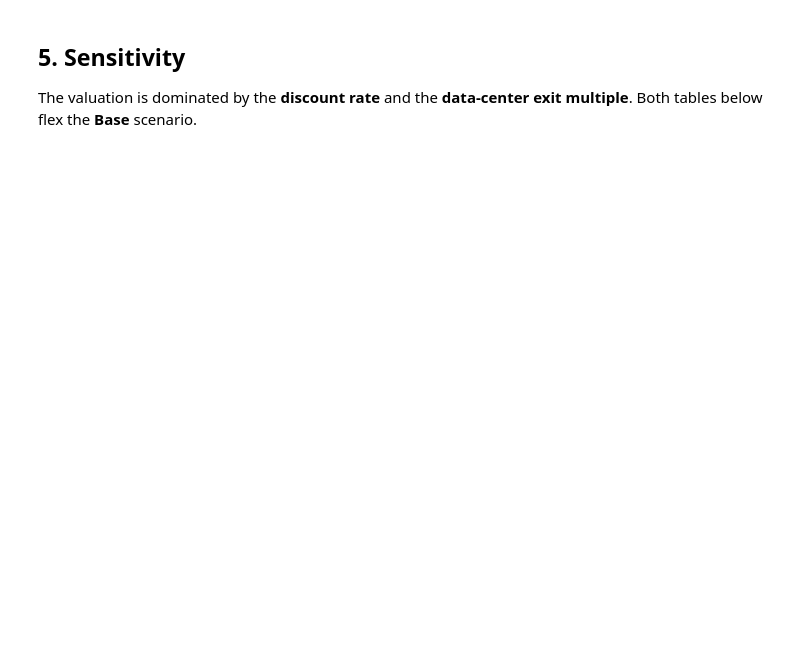
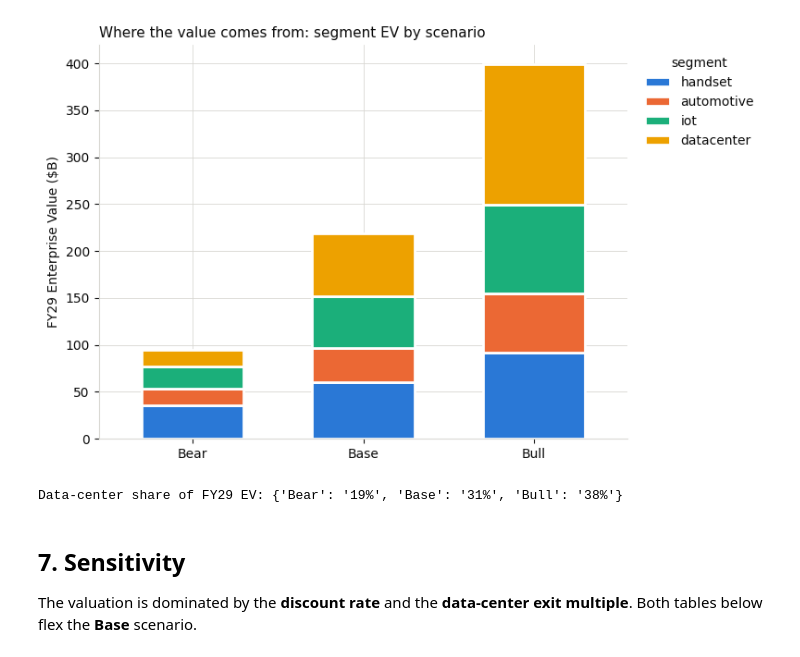
Before and after one commit to DanielPaz624/qcom-fy29-valuation, a Jupyter notebook: qcom_fy29_valuation.ipynb, the cells around one changed output. Saved outputs shown, nothing was run; the diff lists cells and outputs as text; code cells hidden in the pictures; blank space fills up the shorter version.

```diff
--- a/qcom_fy29_valuation.ipynb
+++ b/qcom_fy29_valuation.ipynb
@@ -124,18 +347,27 @@ plt.tight_layout(); plt.show()
 # %%
-# Segment EV contribution (FY29) — stacked by scenario
-ev_by_seg = pd.DataFrame({s: segment_table(s).set_index('segment')['EV_$B'] for s in ['Bear','Base','Bull']}).T
-ax = ev_by_seg.plot(kind='bar', stacked=True, figsize=(8, 5),
-                    color=['#34495e', '#2980b9', '#16a085', '#e67e22'])
+# Segment EV contribution (FY29) - stacked by scenario
+ev_by_seg = pd.DataFrame({s: segment_table(s).set_index('segment')['EV_$B']
+                          for s in ['Bear', 'Base', 'Bull']}).T
+ax = ev_by_seg.plot(kind='bar', stacked=True, figsize=(8, 5), width=0.6,
+                    color=[SEG_COLORS[s] for s in ev_by_seg.columns],
+                    edgecolor='white', linewidth=2)   # 2px surface gap between segments
 ax.set_ylabel('FY29 Enterprise Value ($B)')
-ax.set_title('Where the value comes from: segment EV by scenario')
-ax.legend(title='segment', bbox_to_anchor=(1.01, 1))
-plt.xticks(rotation=0); plt.tight_layout(); plt.show()
+ax.set_title('Where the value comes from: segment EV by scenario', fontsize=11, loc='left')
+ax.legend(title='segment', bbox_to_anchor=(1.01, 1), frameon=False)
+plt.xticks(rotation=0)
+plt.tight_layout()
+plt.show()
+
 print('Data-center share of FY29 EV:',
-      {s: f"{ev_by_seg.loc[s,'datacenter']/ev_by_seg.loc[s].sum():.0%}" for s in ev_by_seg.index})
+      {s: f"{ev_by_seg.loc[s, 'datacenter'] / ev_by_seg.loc[s].sum():.0%}" for s in ev_by_seg.index})
+# %% [output]
+[figure, added]
+Data-center share of FY29 EV: {'Bear': '19%', 'Base': '31%', 'Bull': '38%'}
 # %% [markdown]
-## 5. Sensitivity
+## 7. Sensitivity
 
-The valuation is dominated by the **discount rate** and the **data-center exit multiple**. Both tables below flex the **Base** scenario.
+The valuation is dominated by the **discount rate** and the **data-center exit multiple**.
+Both tables below flex the **Base** scenario.
 # %%
 # Base FY29 equity value, fixed; vary discount rate -> PV today / share
 base_ev = segment_table('Base')['EV_$B'].sum()
```
Also changed, not shown: parts of 21 cells of this notebook, 4 other files.
